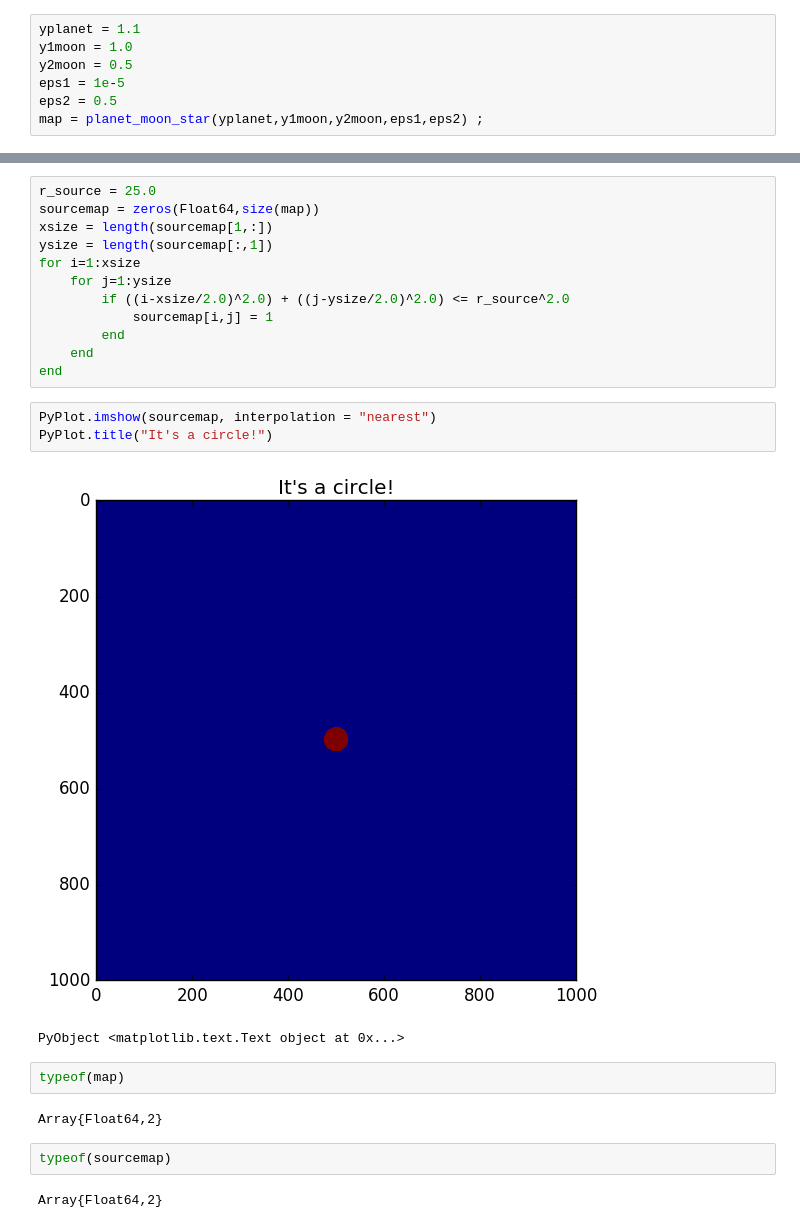
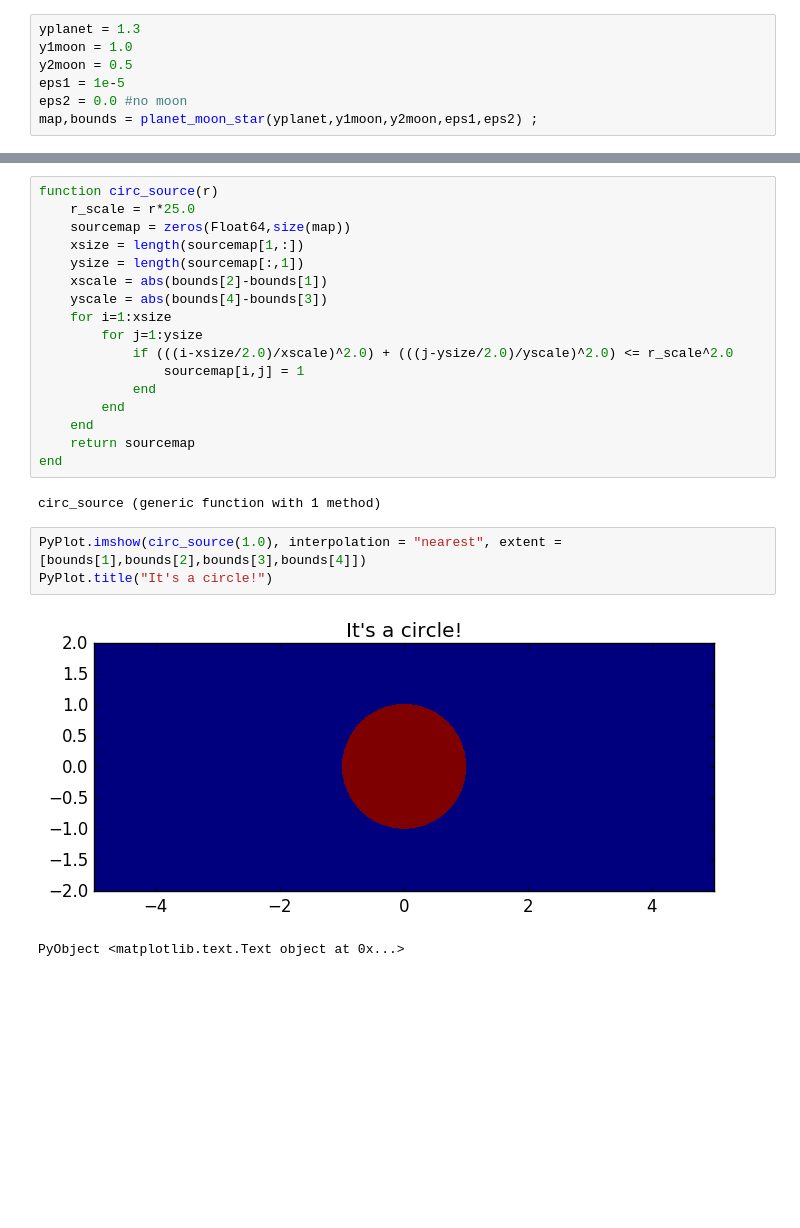
Before and after one commit to jlustigy/ExoJulia, a Jupyter notebook: Homework/hw5/Trevor_Kolby/hw5.ipynb, the cells around one changed output, grey strips where cells are left out. Saved outputs shown, nothing was run; the diff lists cells and outputs as text; blank space fills up the shorter version.

```diff
--- a/Homework/hw5/Trevor_Kolby/hw5.ipynb
+++ b/Homework/hw5/Trevor_Kolby/hw5.ipynb
@@ -6,10 +4,10 @@ WARNING: replacing module CGS
 # %%
-yplanet = 1.1
+yplanet = 1.3
 y1moon = 1.0
 y2moon = 0.5
 eps1 = 1e-5
-eps2 = 0.5
-map = planet_moon_star(yplanet,y1moon,y2moon,eps1,eps2) ;
+eps2 = 0.0 #no moon
+map,bounds = planet_moon_star(yplanet,y1moon,y2moon,eps1,eps2) ;
 # %% [output]
 Mass ratio: 1.0e-5
 1000/10000
@@ -35,26 +32,25 @@ PyObject <matplotlib.image.AxesImage object at 0x...>
 # %%
-r_source = 25.0
-sourcemap = zeros(Float64,size(map))
-xsize = length(sourcemap[1,:])
-ysize = length(sourcemap[:,1])
-for i=1:xsize
-    for j=1:ysize
-        if ((i-xsize/2.0)^2.0) + ((j-ysize/2.0)^2.0) <= r_source^2.0
-            sourcemap[i,j] = 1
+function circ_source(r)
+    r_scale = r*25.0
+    sourcemap = zeros(Float64,size(map))
+    xsize = length(sourcemap[1,:])
+    ysize = length(sourcemap[:,1])
+    xscale = abs(bounds[2]-bounds[1])
+    yscale = abs(bounds[4]-bounds[3])
+    for i=1:xsize
+        for j=1:ysize
+            if (((i-xsize/2.0)/xscale)^2.0) + (((j-ysize/2.0)/yscale)^2.0) <= r_scale^2.0
+                sourcemap[i,j] = 1
+            end
         end
     end
+    return sourcemap
 end
+# %% [output]
+circ_source (generic function with 1 method)
 # %%
-PyPlot.imshow(sourcemap, interpolation = "nearest")
+PyPlot.imshow(circ_source(1.0), interpolation = "nearest", extent = [bounds[1],bounds[2],bounds[3],bounds[4]])
 PyPlot.title("It's a circle!")
 # %% [output]
-[figure, old version]
+[figure, new version]
 PyObject <matplotlib.text.Text object at 0x...>
-# %%
-typeof(map)
-# %% [output]
-Array{Float64,2}
-# %%
-typeof(sourcemap)
-# %% [output]
-Array{Float64,2}
```
Also changed, not shown: parts of 10 cells of this notebook, 1 other file.
